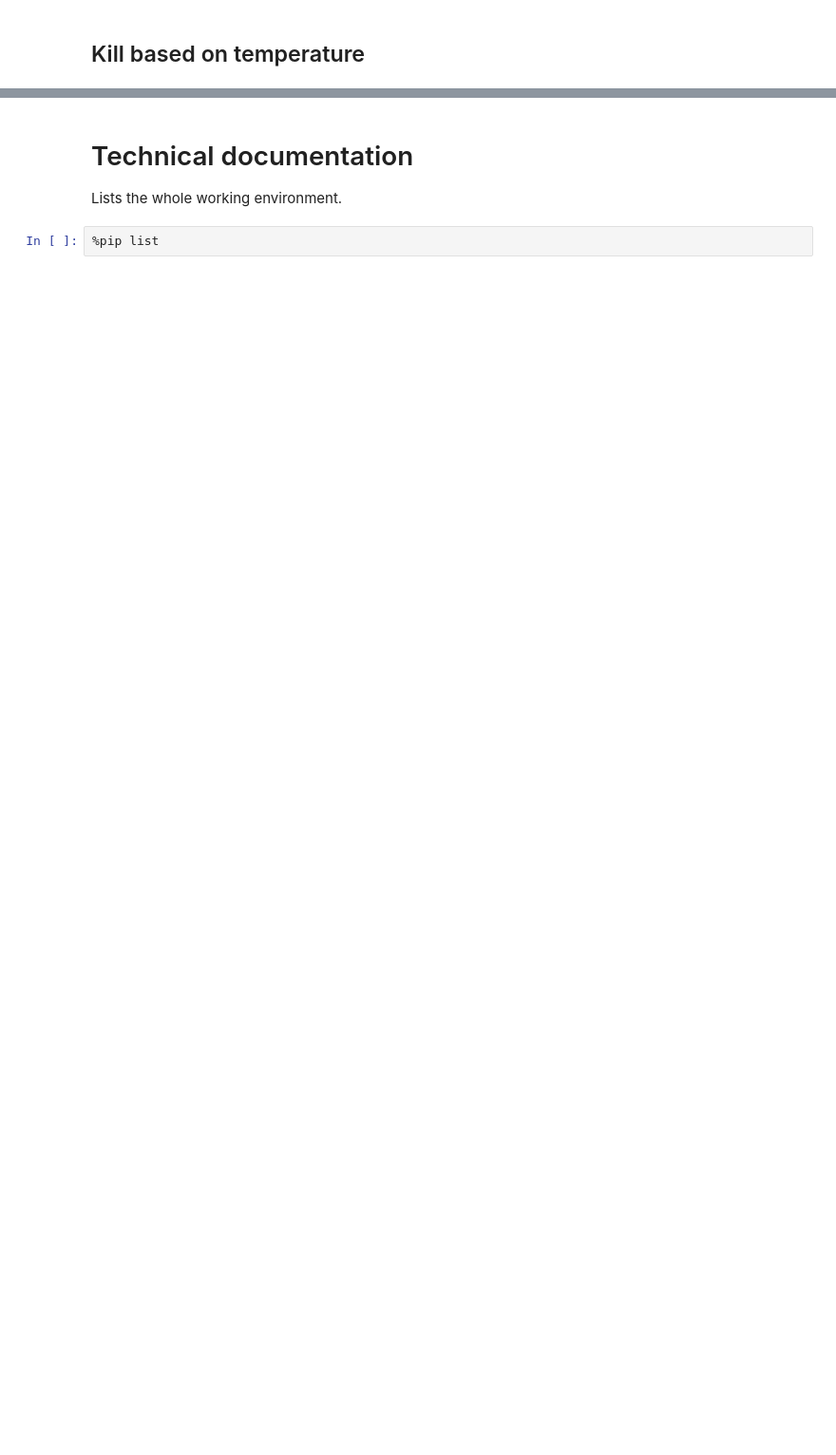
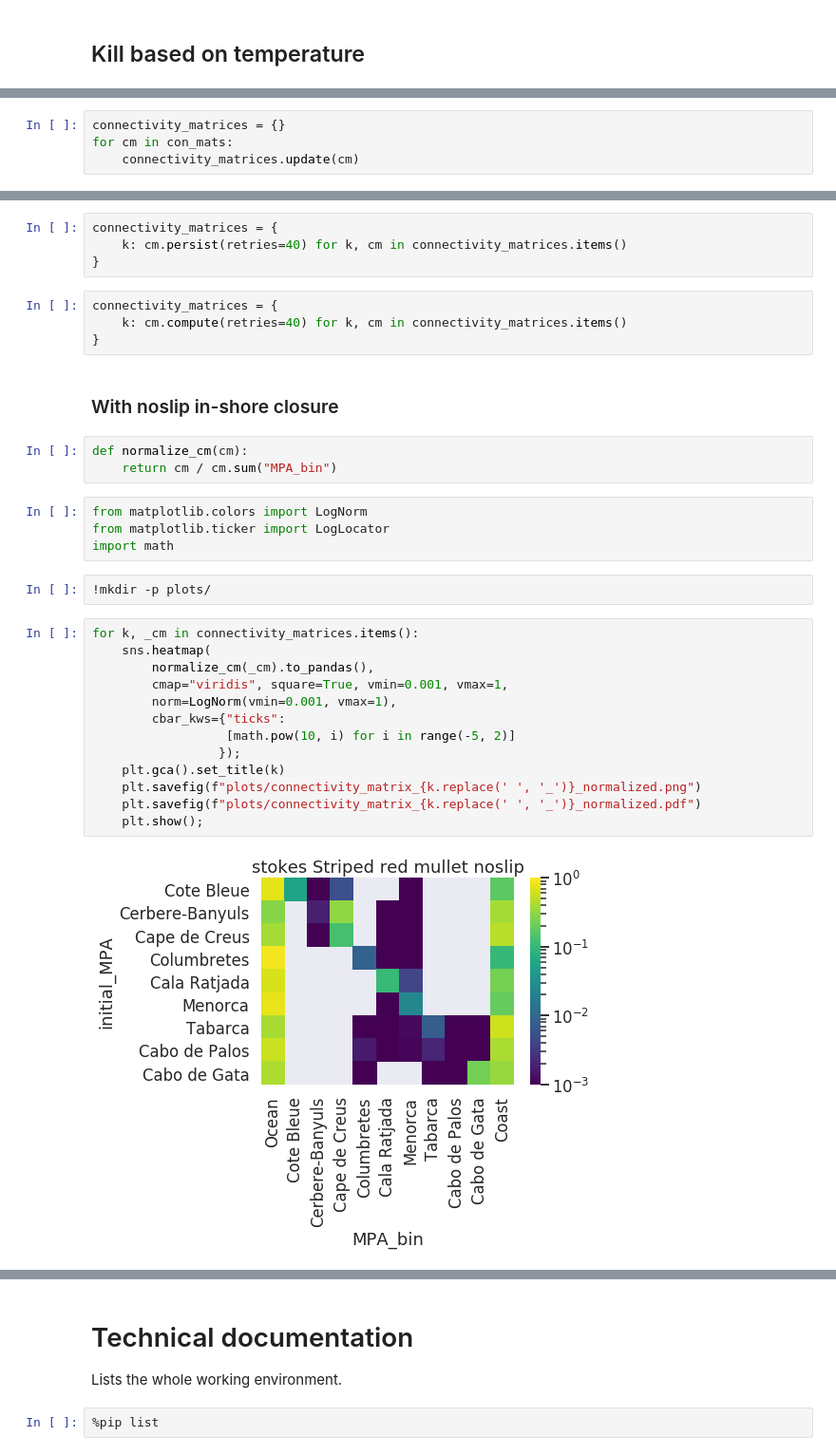
Before and after one commit to willirath/medseaconnectivity, a Jupyter notebook: notebooks/05_Connectivity_Matrix_MPAs.ipynb, the cells around one changed output, grey strips where cells are left out. Shown at 95% size. Drawn from its saved outputs; the diff is of its cells as text; blank space fills up the shorter version.

Commit message:
Finalize connectivity matrices

```diff
--- a/notebooks/05_Connectivity_Matrix_MPAs.ipynb
+++ b/notebooks/05_Connectivity_Matrix_MPAs.ipynb
@@ -455,0 +484,4 @@ distributed.utils_perf - WARNING - full garbage collections took 10% CPU time re
+# %%
+connectivity_matrices = {}
+for cm in con_mats:
+    connectivity_matrices.update(cm)
@@ -455,0 +492,34 @@ distributed.utils_perf - WARNING - full garbage collections took 10% CPU time re
+# %%
+connectivity_matrices = {
+    k: cm.persist(retries=40) for k, cm in connectivity_matrices.items()
+}
+# %%
+connectivity_matrices = {
+    k: cm.compute(retries=40) for k, cm in connectivity_matrices.items()
+}
+# %% [markdown]
+### With noslip in-shore closure
+# %%
+def normalize_cm(cm):
+    return cm / cm.sum("MPA_bin")
+# %%
+from matplotlib.colors import LogNorm
+from matplotlib.ticker import LogLocator
+import math
+# %%
+!mkdir -p plots/
+# %%
+for k, _cm in connectivity_matrices.items():
+    sns.heatmap(
+        normalize_cm(_cm).to_pandas(),
+        cmap="viridis", square=True, vmin=0.001, vmax=1,
+        norm=LogNorm(vmin=0.001, vmax=1),
+        cbar_kws={"ticks":
+                  [math.pow(10, i) for i in range(-5, 2)]
+                 });
+    plt.gca().set_title(k)
+    plt.savefig(f"plots/connectivity_matrix_{k.replace(' ', '_')}_normalized.png")
+    plt.savefig(f"plots/connectivity_matrix_{k.replace(' ', '_')}_normalized.pdf")
+    plt.show();
+# %% [output]
+[figure, added]
```
Also changed, not shown: parts of 55 cells of this notebook, 36 other files.
